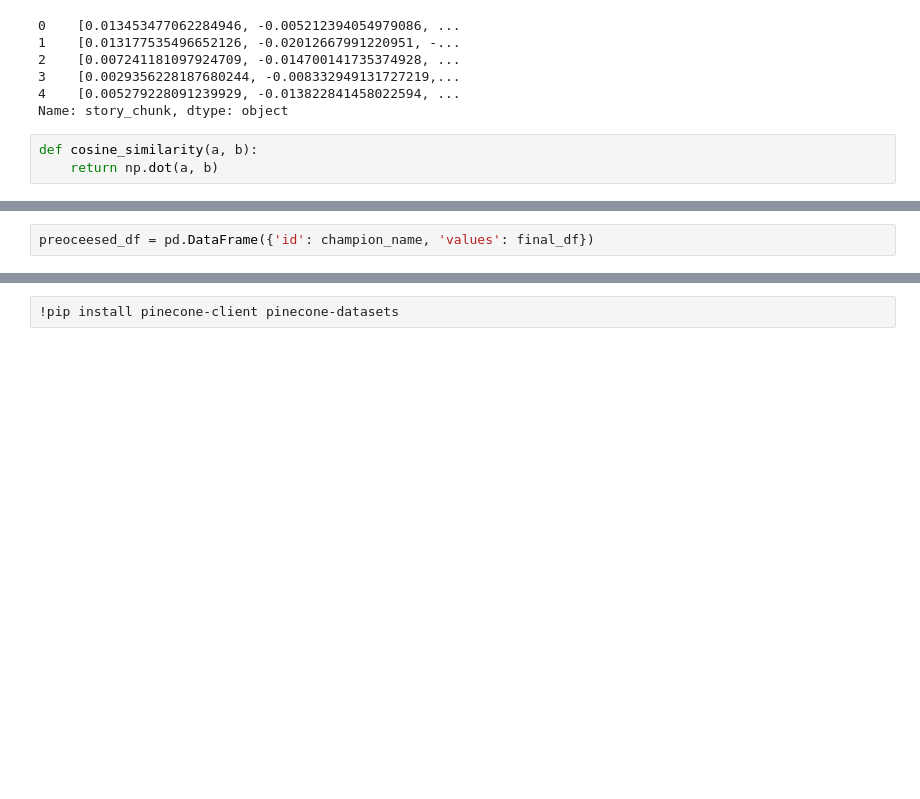
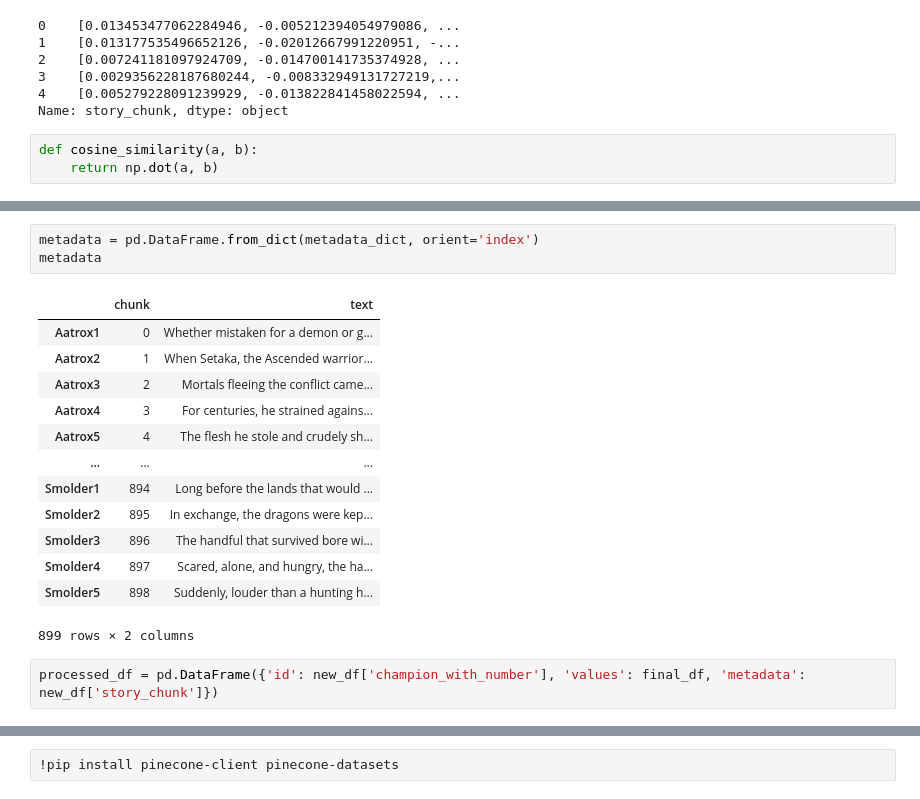
Before and after one commit to mhy-666/LLM_Application_with_RAG, a Jupyter notebook: src/EDA.ipynb, the cells around one changed output, grey strips where cells are left out. Saved outputs shown, nothing was run; the diff lists cells and outputs as text; blank space fills up the shorter version.

```diff
--- a/src/EDA.ipynb
+++ b/src/EDA.ipynb
@@ -126,2 +140,19 @@ Name: champion, Length: 899, dtype: object
+# %%
+metadata = pd.DataFrame.from_dict(metadata_dict, orient='index')
+metadata
+# %% [output]
+|  | chunk | text |
+| Aatrox1 | 0 | Whether mistaken for a demon or g... |
+| Aatrox2 | 1 | When Setaka, the Ascended warrior... |
+| Aatrox3 | 2 | Mortals fleeing the conflict came... |
+| Aatrox4 | 3 | For centuries, he strained agains... |
+| Aatrox5 | 4 | The flesh he stole and crudely sh... |
+| ... | ... | ... |
+| Smolder1 | 894 | Long before the lands that would ... |
+| Smolder2 | 895 | In exchange, the dragons were kep... |
+| Smolder3 | 896 | The handful that survived bore wi... |
+| Smolder4 | 897 | Scared, alone, and hungry, the ha... |
+| Smolder5 | 898 | Suddenly, louder than a hunting h... |
+899 rows × 2 columns
 # %%
-preoceesed_df = pd.DataFrame({'id': champion_name, 'values': final_df})
+processed_df = pd.DataFrame({'id': new_df['champion_with_number'], 'values': final_df, 'metadata': new_df['story_chunk']})
```
Also changed, not shown: parts of 32 cells of this notebook, 2 other files.
